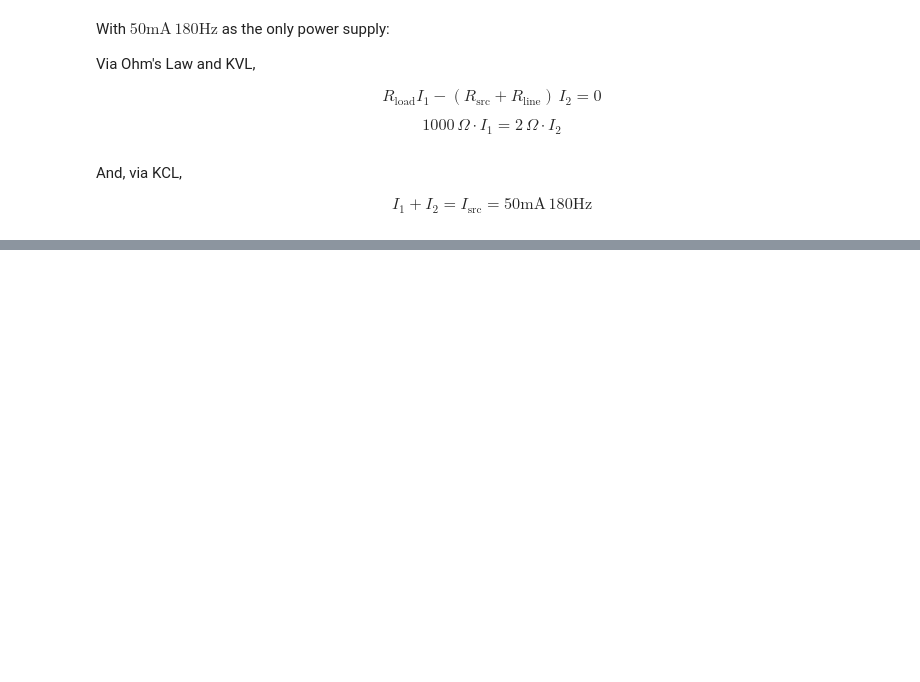
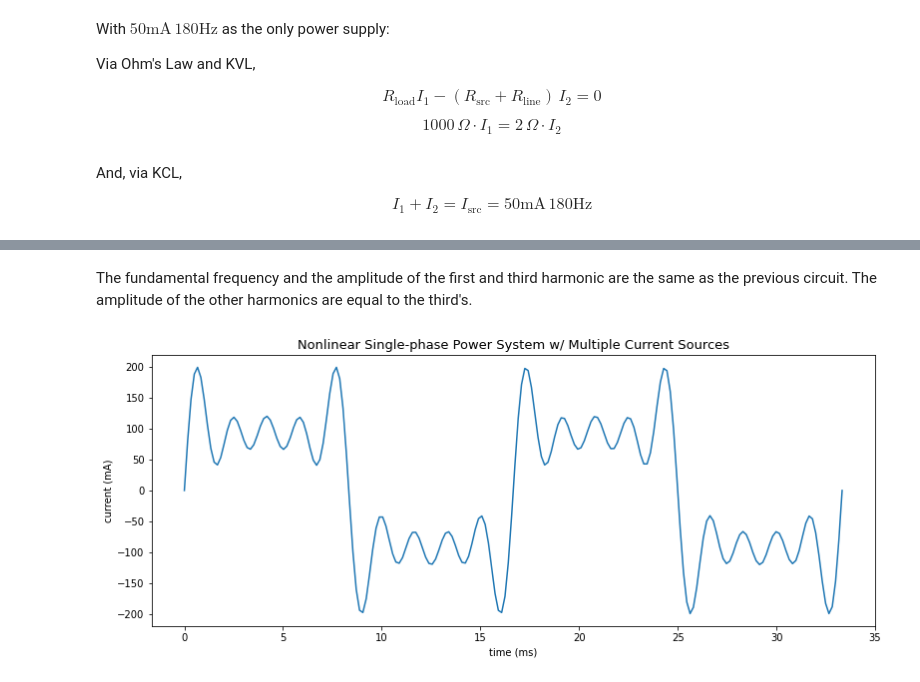
Before and after one commit to jordandll/CircuitTheory-Jupyter, a Jupyter notebook: AlternatingCurrent/PolyphaseCircuits/Harmonics.ipynb, the cells around one changed output, grey strips where cells are left out. Drawn from its saved outputs; the diff is of its cells as text; code cells hidden in the pictures; blank space fills up the shorter version.

```diff
--- a/AlternatingCurrent/PolyphaseCircuits/Harmonics.ipynb
+++ b/AlternatingCurrent/PolyphaseCircuits/Harmonics.ipynb
@@ -83,0 +134,18 @@ $$ I_1 + I_2 = I_\text{src} = 50\mathrm{mA}\,180\mathrm{Hz}$$
+# %% [markdown]
+The fundamental frequency and the amplitude of the first and third harmonic are the same as the previous circuit.  The amplitude of the other harmonics are equal to the third's.
+# %%
+# Plot the current of the above circuit.
+
+# Define the Fourier Series.
+I = I + C_3*(np.sin(w*5*t) + np.sin(w*7*t) + np.sin(w*9*t))
+
+# Create the figure and axes object.
+fig, ax = plt.subplots(figsize=(13,5))
+ax.set_title('Nonlinear Single-phase Power System w/ Multiple Current Sources', size=13)
+ax.set_xlabel('time (ms)')
+ax.set_ylabel('current (mA)')
+
+# Plot the current.
+L = ax.plot(t*1000, I)
+# %% [output]
+[figure, added]
```
Also changed, not shown: parts of 83 cells of this notebook.
